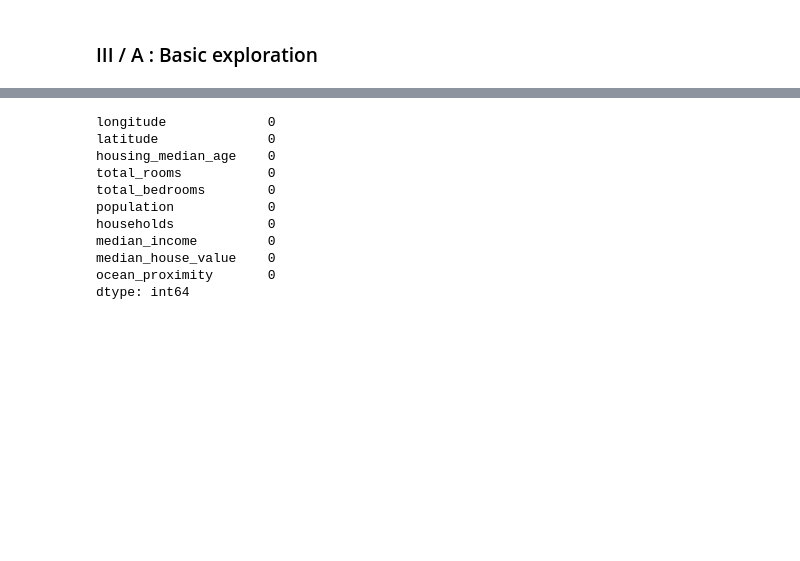
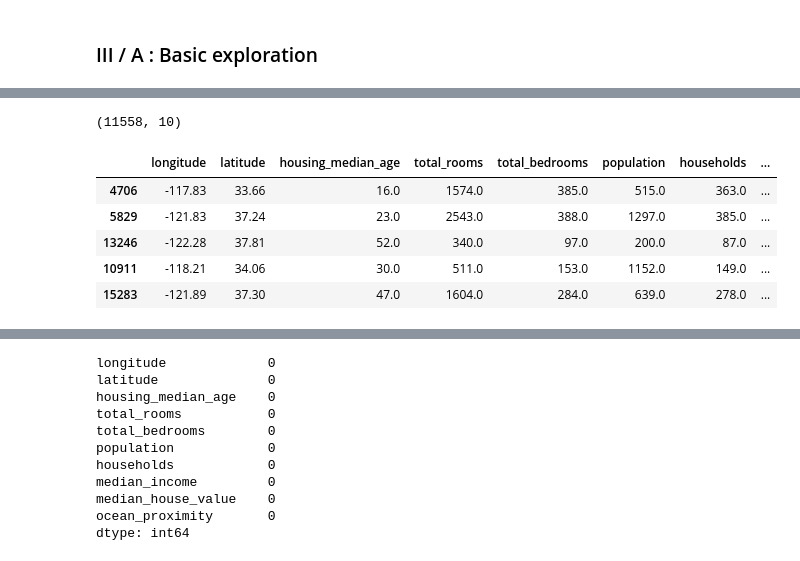
Before and after one commit to JonathanRaso/silicon_valley_immo_arturo, a Jupyter notebook: notebook_EDA.ipynb, the cells around one changed output, grey strips where cells are left out. Drawn from its saved outputs; the diff is of its cells as text; code cells hidden in the pictures; blank space fills up the shorter version.

```diff
--- a/notebook_EDA.ipynb
+++ b/notebook_EDA.ipynb
@@ -143,0 +185,12 @@ data_df.describe()
+# %%
+# Checking the train_df
+print(train_df.shape)
+train_df.head()
+# %% [output]
+(11558, 10)
+|  | longitude | latitude | housing_median_age | total_rooms | total_bedrooms | population | households | ... |
+| 4706 | -117.83 | 33.66 | 16.0 | 1574.0 | 385.0 | 515.0 | 363.0 | ... |
+| 5829 | -121.83 | 37.24 | 23.0 | 2543.0 | 388.0 | 1297.0 | 385.0 | ... |
+| 13246 | -122.28 | 37.81 | 52.0 | 340.0 | 97.0 | 200.0 | 87.0 | ... |
+| 10911 | -118.21 | 34.06 | 30.0 | 511.0 | 153.0 | 1152.0 | 149.0 | ... |
+| 15283 | -121.89 | 37.30 | 47.0 | 1604.0 | 284.0 | 639.0 | 278.0 | ... |
```
Also changed, not shown: parts of 33 cells of this notebook.
